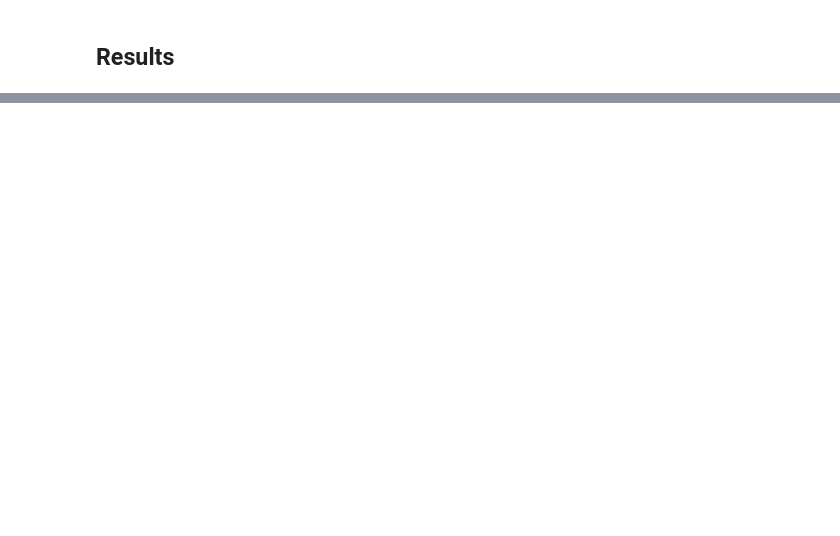
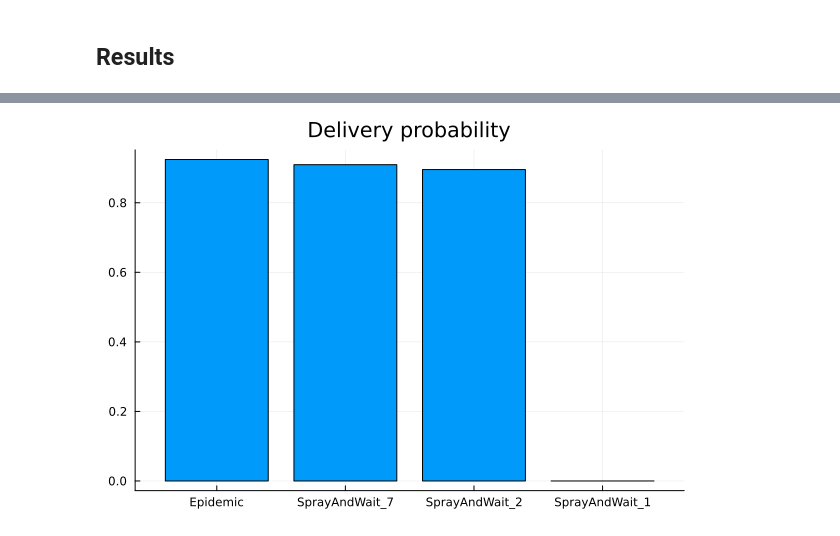
Before and after one commit to gh0st42/JONS.jl, a Jupyter notebook: examples/JONS.ipynb, the cells around one changed output, grey strips where cells are left out. Drawn from its saved outputs; the diff is of its cells as text; code cells hidden in the pictures; blank space fills up the shorter version.

```diff
--- a/examples/JONS.ipynb
+++ b/examples/JONS.ipynb
@@ -68,0 +168,6 @@ UndefVarError: UndefVarError: sim_viz not defined
+# %%
+using Plots
+bar(df[!,"Strategy"], df[!, "delivery_prob"], label="")
+title!("Delivery probability")
+# %% [output]
+[figure, added]
```
Also changed, not shown: parts of 10 cells of this notebook, 7 other files.
